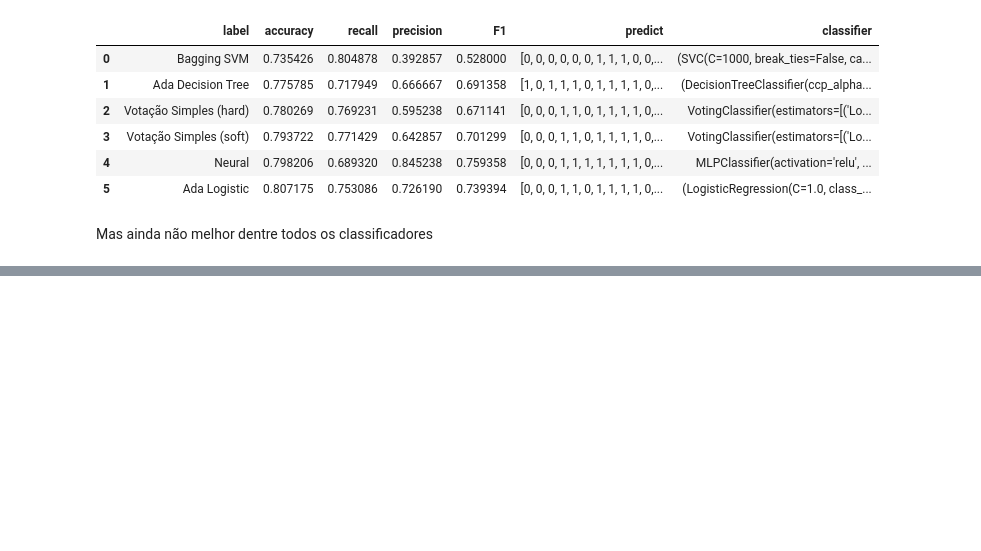
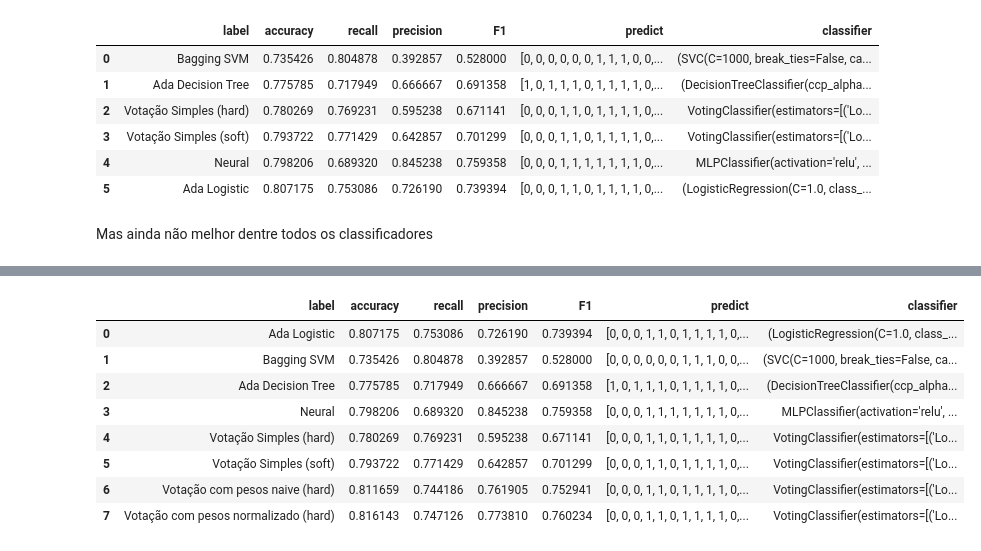
Before and after one commit to GiuDuncan/ProjetoFinal, a Jupyter notebook: 4-7_Combinacao_TITANIC.ipynb, the cells around one changed output, grey strips where cells are left out. Saved outputs shown, nothing was run; the diff lists cells and outputs as text; code cells hidden in the pictures; blank space fills up the shorter version.

```diff
--- a/4-7_Combinacao_TITANIC.ipynb
+++ b/4-7_Combinacao_TITANIC.ipynb
@@ -176,0 +187,27 @@ pd.DataFrame(metrics_dict.values())
+# %%
+from sklearn.preprocessing import MinMaxScaler
+scaler = MinMaxScaler()
+scaler.fit(data)
+ret = scaler.transform(data)
+ret = np.squeeze(ret)
+# %%
+ret += 1
+# %%
+# colocando pesos maiores nos melhores classificadores baseados no F1 (com normalizacao)
+voting_weighted_normalized = VotingClassifier(estimators=estimators, weights=ret, voting='hard')
+# %%
+voting_weighted_normalized.fit(x_train, y_train)
+voting_weighted_normalized_predict = voting_weighted_normalized.predict(x_test)
+# %%
+update_score_dict('Votação com pesos normalizado (hard)', voting_weighted_normalized_predict, voting_weighted_normalized)
+pd.DataFrame(metrics_dict.values())
+# %% [output]
+|  | label | accuracy | recall | precision | F1 | predict | classifier |
+| 0 | Ada Logistic | 0.807175 | 0.753086 | 0.726190 | 0.739394 | [0, 0, 0, 1, 1, 0, 1, 1, 1, 1, 0,... | (LogisticRegression(C=1.0, class_... |
+| 1 | Bagging SVM | 0.735426 | 0.804878 | 0.392857 | 0.528000 | [0, 0, 0, 0, 0, 0, 1, 1, 1, 0, 0,... | (SVC(C=1000, break_ties=False, ca... |
+| 2 | Ada Decision Tree | 0.775785 | 0.717949 | 0.666667 | 0.691358 | [1, 0, 1, 1, 1, 0, 1, 1, 1, 1, 0,... | (DecisionTreeClassifier(ccp_alpha... |
+| 3 | Neural | 0.798206 | 0.689320 | 0.845238 | 0.759358 | [0, 0, 0, 1, 1, 1, 1, 1, 1, 1, 0,... | MLPClassifier(activation='relu', ... |
+| 4 | Votação Simples (hard) | 0.780269 | 0.769231 | 0.595238 | 0.671141 | [0, 0, 0, 1, 1, 0, 1, 1, 1, 1, 0,... | VotingClassifier(estimators=[('Lo... |
+| 5 | Votação Simples (soft) | 0.793722 | 0.771429 | 0.642857 | 0.701299 | [0, 0, 0, 1, 1, 0, 1, 1, 1, 1, 0,... | VotingClassifier(estimators=[('Lo... |
+| 6 | Votação com pesos naive (hard) | 0.811659 | 0.744186 | 0.761905 | 0.752941 | [0, 0, 0, 1, 1, 0, 1, 1, 1, 1, 0,... | VotingClassifier(estimators=[('Lo... |
+| 7 | Votação com pesos normalizado (hard) | 0.816143 | 0.747126 | 0.773810 | 0.760234 | [0, 0, 0, 1, 1, 0, 1, 1, 1, 1, 0,... | VotingClassifier(estimators=[('Lo... |
```
Also changed, not shown: parts of 6 cells of this notebook, 1 other file.
